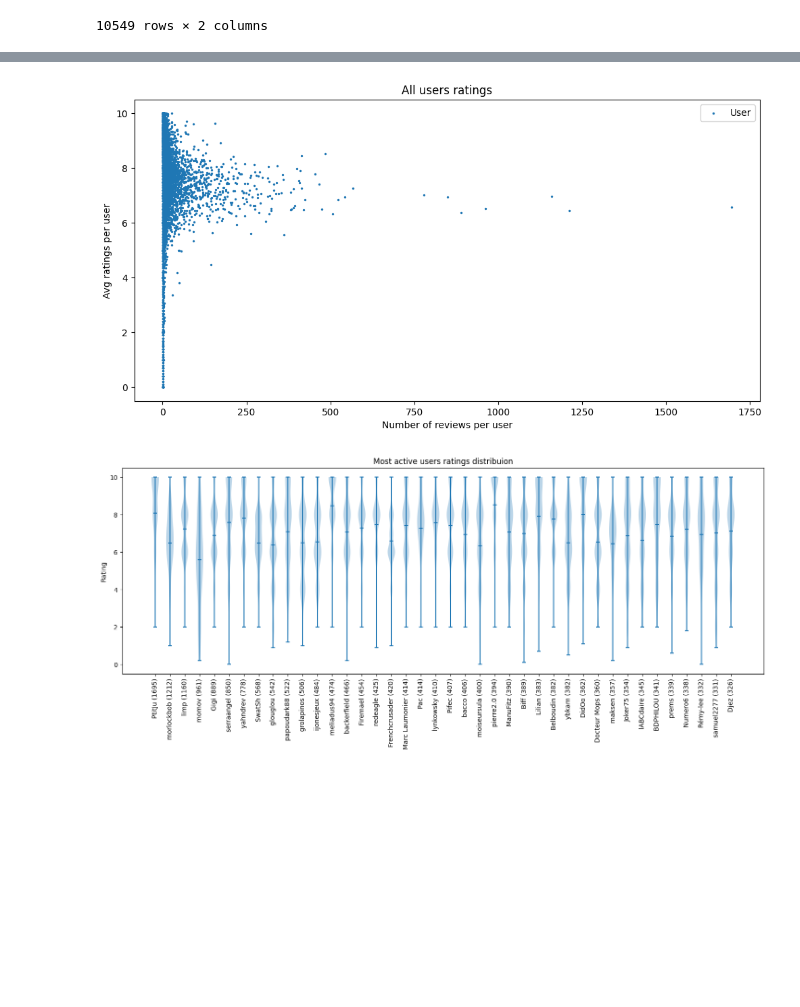
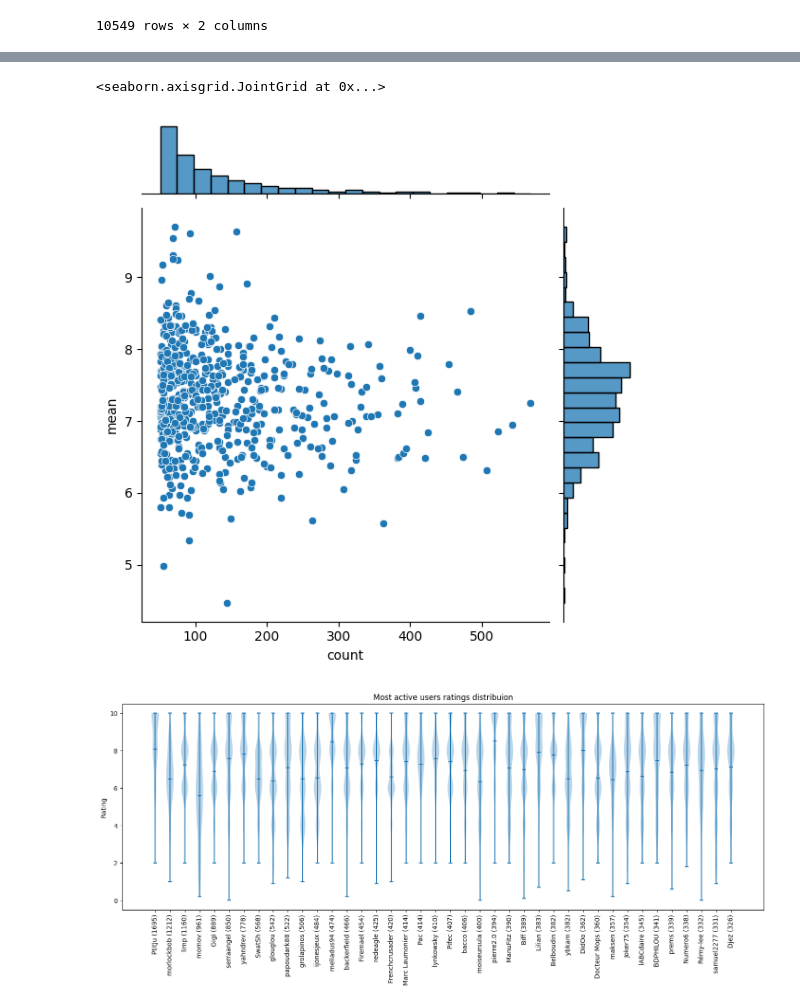
Before and after one commit to Franciline/Recommendation_system, a Jupyter notebook: data_visualization/avis.ipynb, the cells around one changed output, grey strips where cells are left out. Cells and saved outputs as stored; diff of their text form; code cells hidden in the pictures; blank space fills up the shorter version.

Commit message:
density plot, nb of reviews hist added

```diff
--- a/data_visualization/avis.ipynb
+++ b/data_visualization/avis.ipynb
@@ -225,16 +200,18 @@ fig
 # %%
 # Users ratings analysis
 avis_clean.head()
 
 users_ratings = avis_clean[["Username", "Rating"]].groupby("Username").agg(count=("Rating","count"), mean=("Rating", "mean")).reset_index()
-fig.set_figheight(5)
-fig.clear()
-scatter_ratings(users_ratings["count"], users_ratings["mean"], fig.add_subplot(111),
-                x_label="Number of reviews per user", y_label="Avg ratings per user",
-                point_label="User", title="All users ratings")
-fig
+
+sns.jointplot(users_ratings[(users_ratings["count"] < 600) & (users_ratings["count"] > 50)], x="count", y="mean")
+#fig.set_figheight(5)
+# fig.clear()
+# scatter_ratings(users_ratings["count"], users_ratings["mean"], fig.add_subplot(111),
+#                 x_label="Number of reviews per user", y_label="Avg ratings per user",
+#                 point_label="User", title="All users ratings")
 # %% [output]
+<seaborn.axisgrid.JointGrid at 0x...>
-[figure, old version]
+[figure, new version]
 # %%
 def violin_plot(data, ax, data_labels, y_label, title, rotation=90):
     ax.violinplot(data, showextrema=True, showmeans=True)
```
Also changed, not shown: parts of 8 cells of this notebook.
